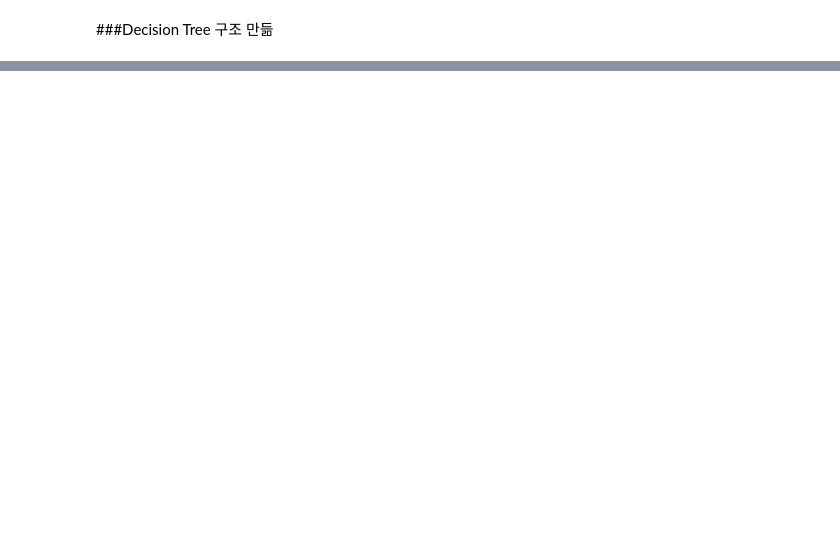
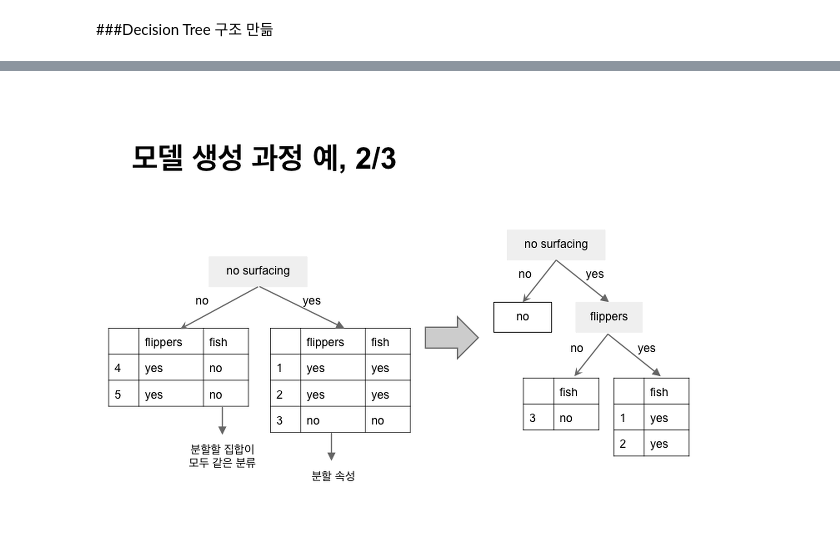
Before and after one commit to o1rooda/CT, a Jupyter notebook: python/naivebayes,decisiontree,losistic.ipynb, the cells around one changed output, grey strips where cells are left out. Drawn from its saved outputs; the diff is of its cells as text; code cells hidden in the pictures; blank space fills up the shorter version.

```diff
--- a/python/naivebayes,decisiontree,losistic.ipynb
+++ b/python/naivebayes,decisiontree,losistic.ipynb
@@ -264,0 +182,4 @@ print c_likelihood
+# %%
+Image(filename='///home/rooda/Downloads/3-5.png')
+# %% [output]
+[figure, added]
```
Also changed, not shown: parts of 34 cells of this notebook.
